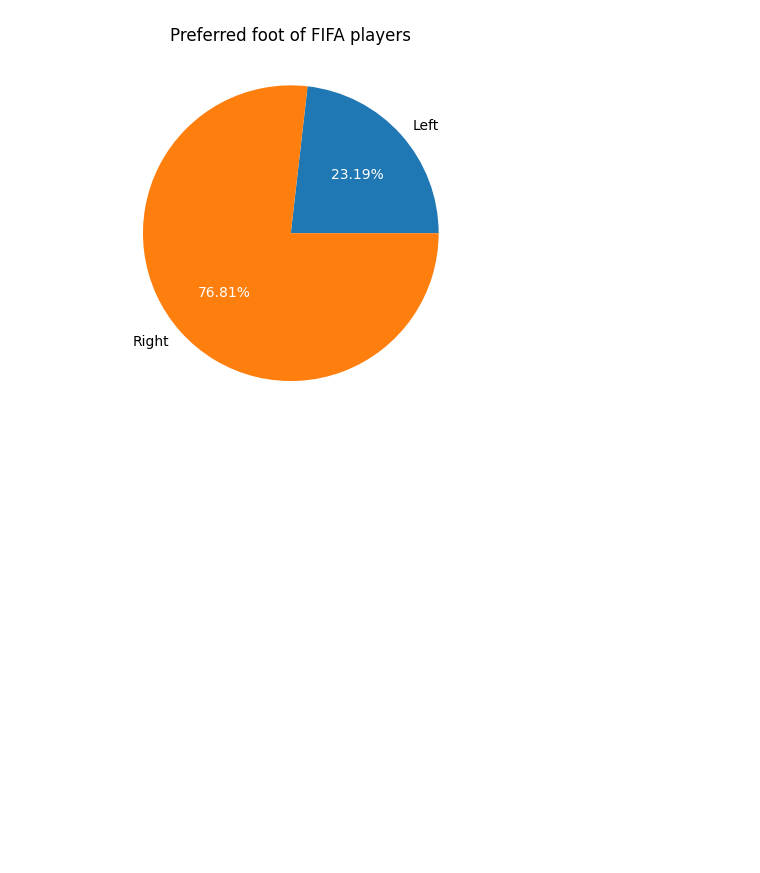
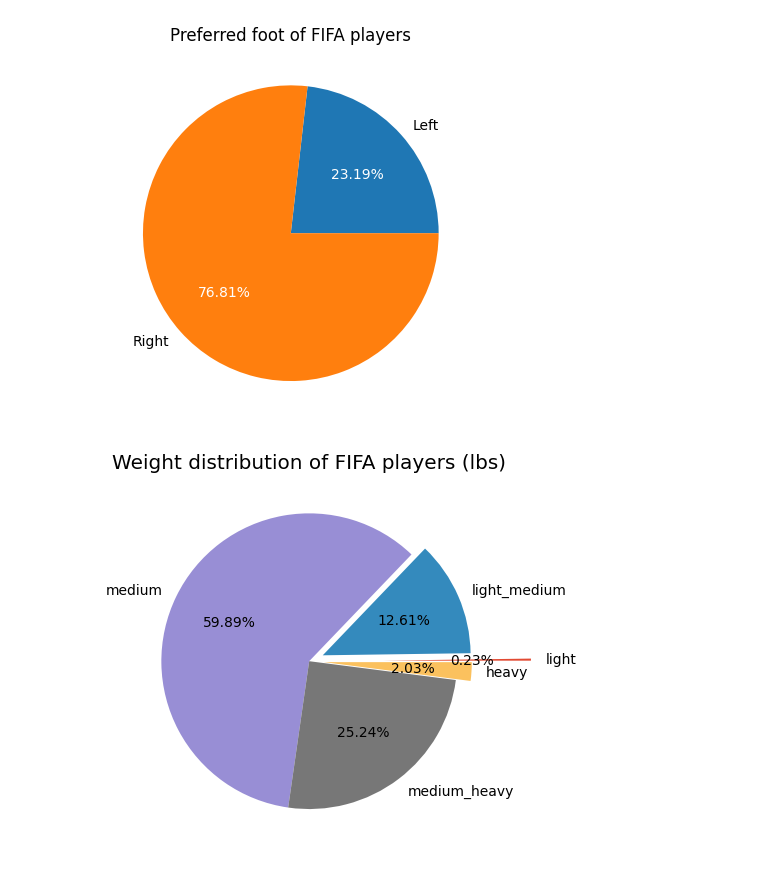
Before and after one commit to JhonSanz/plotting_matplotlib, a Jupyter notebook: yt/fifa_example.ipynb, the cells around one changed output. Saved outputs shown, nothing was run; the diff lists cells and outputs as text; code cells hidden in the pictures; blank space fills up the shorter version.

```diff
--- a/yt/fifa_example.ipynb
+++ b/yt/fifa_example.ipynb
@@ -58,3 +58,37 @@ plt.title("Preferred foot of FIFA players")
 plt.show()
 # %% [output]
 [figure]
+# %%
+# let's format the weight column. It has the number and the units like this: 129lbs
+fifa_data["Weight"] = [int(x.strip("lbs")) if type(x) == str else x for x in fifa_data["Weight"]]
+
+plt.style.use("ggplot")
+
+# we want to categorice player with their weight
+light = fifa_data.loc[fifa_data["Weight"] < 125].count()[0]
+light_medium = fifa_data.loc[
+    (fifa_data["Weight"] >= 125) &
+    (fifa_data["Weight"] < 150)
+].count()[0]
+medium = fifa_data.loc[
+    (fifa_data["Weight"] >= 150) &
+    (fifa_data["Weight"] < 175)
+].count()[0]
+medium_heavy = fifa_data.loc[
+    (fifa_data["Weight"] >= 175) &
+    (fifa_data["Weight"] < 200)
+].count()[0]
+heavy = fifa_data.loc[(fifa_data["Weight"] >= 200)].count()[0]
+
+weights = [light, light_medium, medium, medium_heavy, heavy]
+labels = ["light", "light_medium", "medium", "medium_heavy", "heavy"]
+
+plt.title("Weight distribution of FIFA players (lbs)")
+plt.pie(
+    weights, labels=labels, autopct="%.2f%%",
+    # We can add explode property to highlight slices in the pie chart
+    explode=[.5, .1, 0, 0, .1],
+)
+plt.show()
+# %% [output]
+[figure, added]
```
Also changed, not shown: parts of 3 cells of this notebook.
